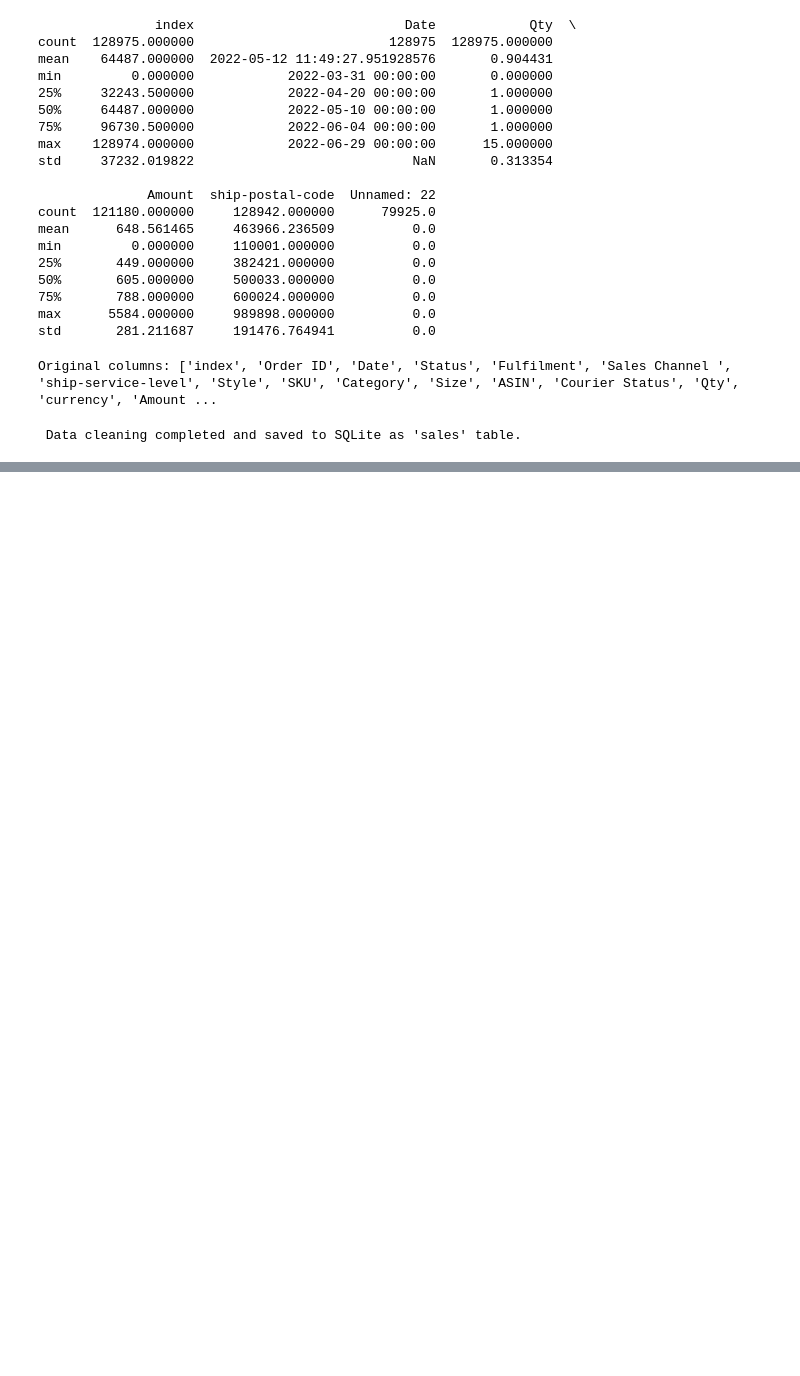
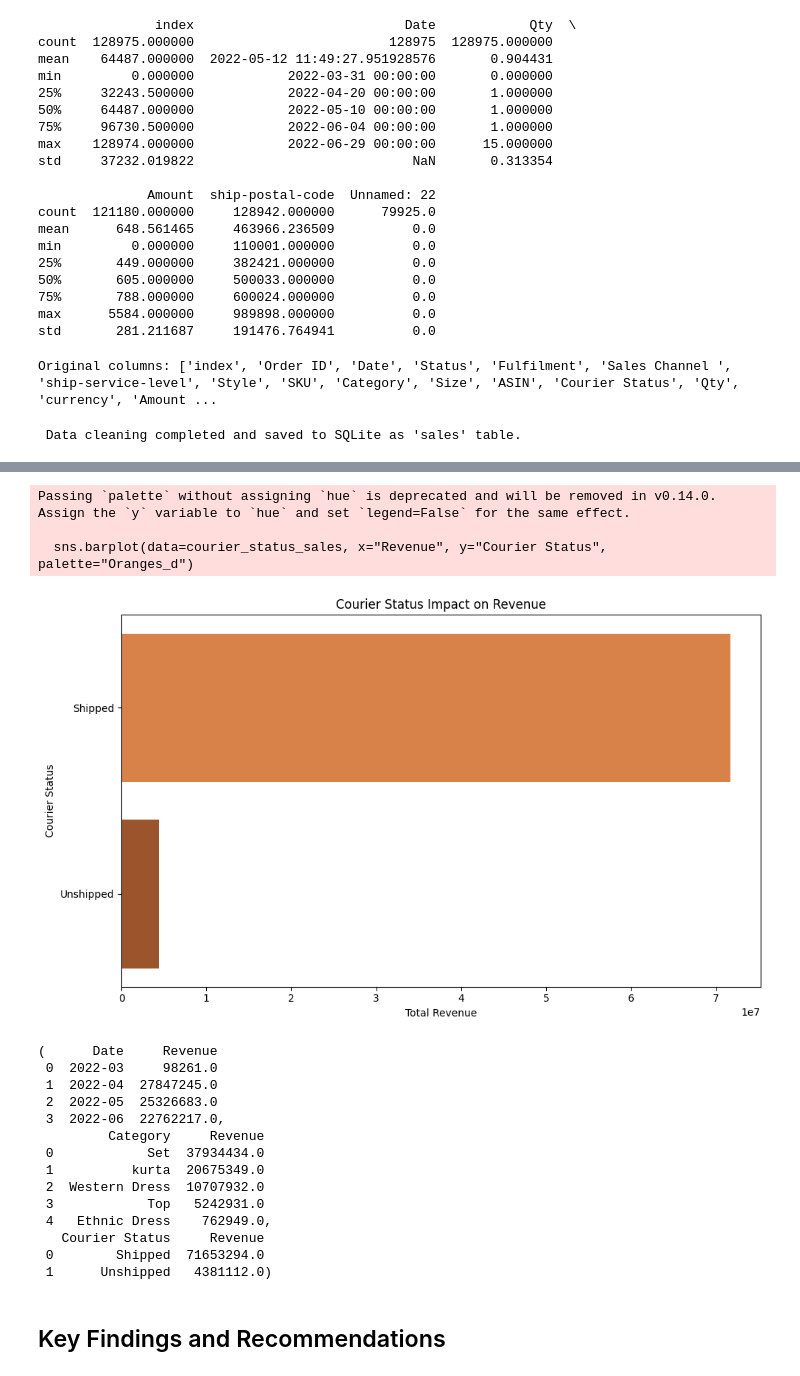
Before and after one commit to albertokabore/Albert_SQL-Project-Assignment-E-Commerce-Amazon-Sales-Analysis, a Jupyter notebook: Akbert_SQL.ipynb, the cells around one changed output, grey strips where cells are left out. Cells and saved outputs as stored; diff of their text form; code cells hidden in the pictures; blank space fills up the shorter version.

```diff
--- a/Akbert_SQL.ipynb
+++ b/Akbert_SQL.ipynb
@@ -194,0 +269,35 @@ print(" Data cleaning completed and saved to SQLite as 'sales' table.")
+# %%
+# Plot 3: Courier Status Impact
+courier_status_sales = df.groupby("Courier Status")["Revenue"].sum().sort_values(ascending=False).reset_index()
+
+plt.figure(figsize=(10, 6))
+sns.barplot(data=courier_status_sales, x="Revenue", y="Courier Status", palette="Oranges_d")
+plt.title("Courier Status Impact on Revenue")
+plt.xlabel("Total Revenue")
+plt.ylabel("Courier Status")
+plt.tight_layout()
+plt.show()
+
+# Output the summary data used for the plots
+monthly_sales.head(), category_sales.head(), courier_status_sales.head()
+# %% [output]
+Passing `palette` without assigning `hue` is deprecated and will be removed in v0.14.0. Assign the `y` variable to `hue` and set `legend=False` for the same effect.
+
+  sns.barplot(data=courier_status_sales, x="Revenue", y="Courier Status", palette="Oranges_d")
+[figure, added]
+(      Date     Revenue
+ 0  2022-03     98261.0
+ 1  2022-04  27847245.0
+ 2  2022-05  25326683.0
+ 3  2022-06  22762217.0,
+         Category     Revenue
+ 0            Set  37934434.0
+ 1          kurta  20675349.0
+ 2  Western Dress  10707932.0
+ 3            Top   5242931.0
+ 4   Ethnic Dress    762949.0,
+   Courier Status     Revenue
+ 0        Shipped  71653294.0
+ 1      Unshipped   4381112.0)
+# %% [markdown]
+## Key Findings and Recommendations
```
Also changed, not shown: parts of 10 cells of this notebook, 1 other file.
